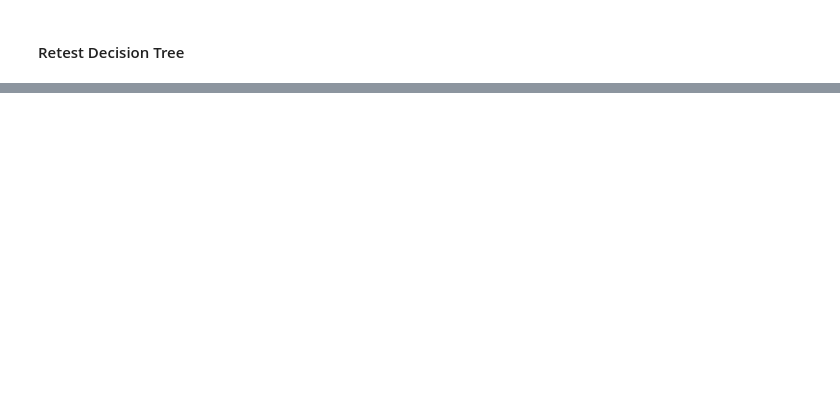
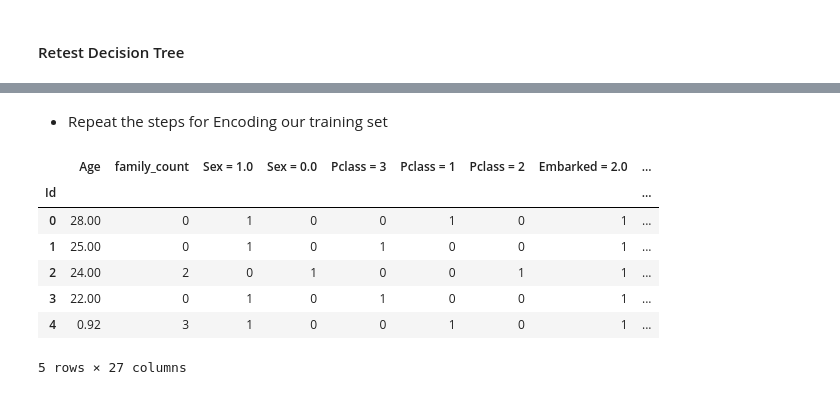
Before and after one commit to ag2816/TitanicKaggle, a Jupyter notebook: Titanic_FeatureTools.ipynb, the cells around one changed output, grey strips where cells are left out. Cells and saved outputs as stored; diff of their text form; code cells hidden in the pictures; blank space fills up the shorter version.

```diff
--- a/Titanic_FeatureTools.ipynb
+++ b/Titanic_FeatureTools.ipynb
@@ -665,0 +661,9 @@ Index(['Age', 'Pclass.SUM(Passengers.Age)',
+# %%
+# creating and entity set 'es'
+es = ft.EntitySet(id = 'Survivors')
+variable_types = {
+      'Sex': vtypes.Categorical,
+      'Pclass': vtypes.Categorical,
+      'Embarked': vtypes.Categorical}
+
+es.entity_from_dataframe(entity_id = 'Passengers', dataframe = X_train_orig, index = 'Id', variable_types=variable_types)
@@ -665,0 +687,2 @@ Index(['Age', 'Pclass.SUM(Passengers.Age)',
+# %%
+es = es.normalize_entity(base_entity_id='Passengers', new_entity_id='Pclass', index='Pclass')
@@ -665,0 +700,7 @@ Index(['Age', 'Pclass.SUM(Passengers.Age)',
+# %%
+feature_matrix, feature_names = ft.dfs(entityset=es,
+    target_entity = 'Passengers',
+    max_depth = 2,
+    verbose = 3,
+    n_jobs = 1,
+    ignore_variables={'Passengers':['PassengerId']})
@@ -665,0 +741,15 @@ Index(['Age', 'Pclass.SUM(Passengers.Age)',
+# %% [markdown]
+* Repeat the steps for Encoding our training set
+# %%
+feature_matrix_enc, features_enc = ft.encode_features(feature_matrix, feature_names, include_unknown=False)
+# %%
+feature_matrix_enc.head()
+# %% [output]
+|  | Age | family_count | Sex = 1.0 | Sex = 0.0 | Pclass = 3 | Pclass = 1 | Pclass = 2 | Embarked = 2.0 | ... |
+| Id |  |  |  |  |  |  |  |  | ... |
+| 0 | 28.00 | 0 | 1 | 0 | 0 | 1 | 0 | 1 | ... |
+| 1 | 25.00 | 0 | 1 | 0 | 1 | 0 | 0 | 1 | ... |
+| 2 | 24.00 | 2 | 0 | 1 | 0 | 0 | 1 | 1 | ... |
+| 3 | 22.00 | 0 | 1 | 0 | 1 | 0 | 0 | 1 | ... |
+| 4 | 0.92 | 3 | 1 | 0 | 0 | 1 | 0 | 1 | ... |
+5 rows × 27 columns
```
Also changed, not shown: parts of 74 cells of this notebook.
